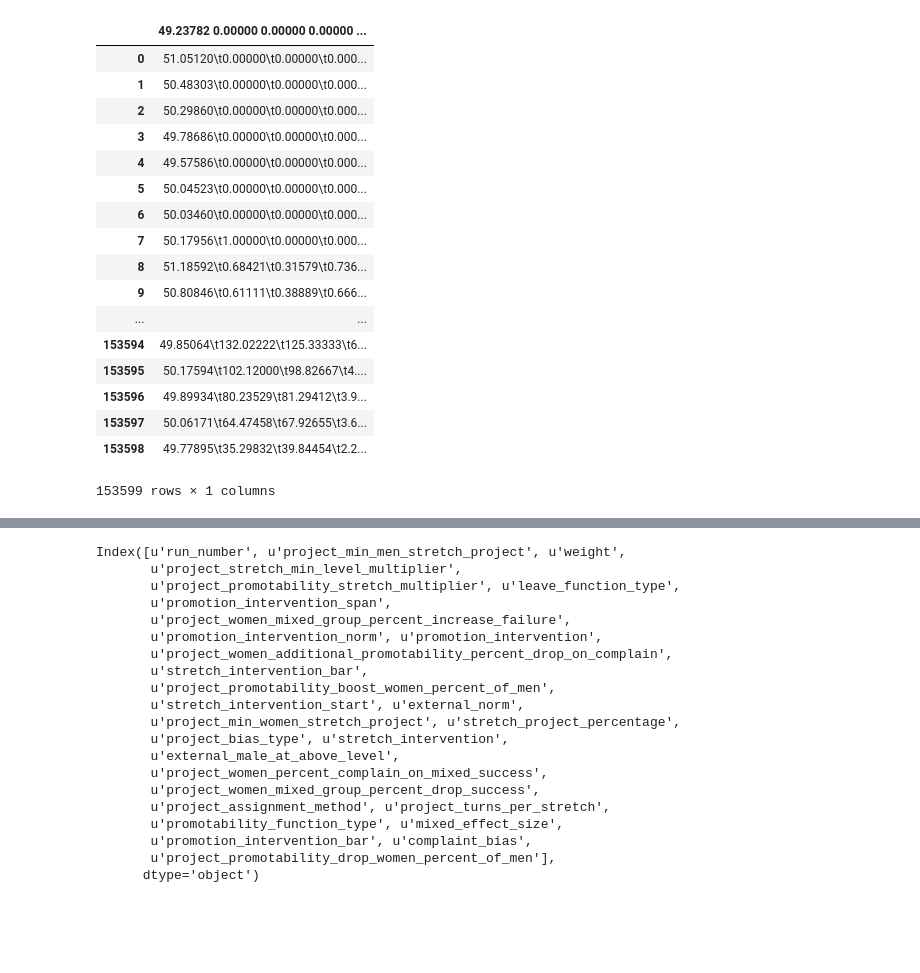
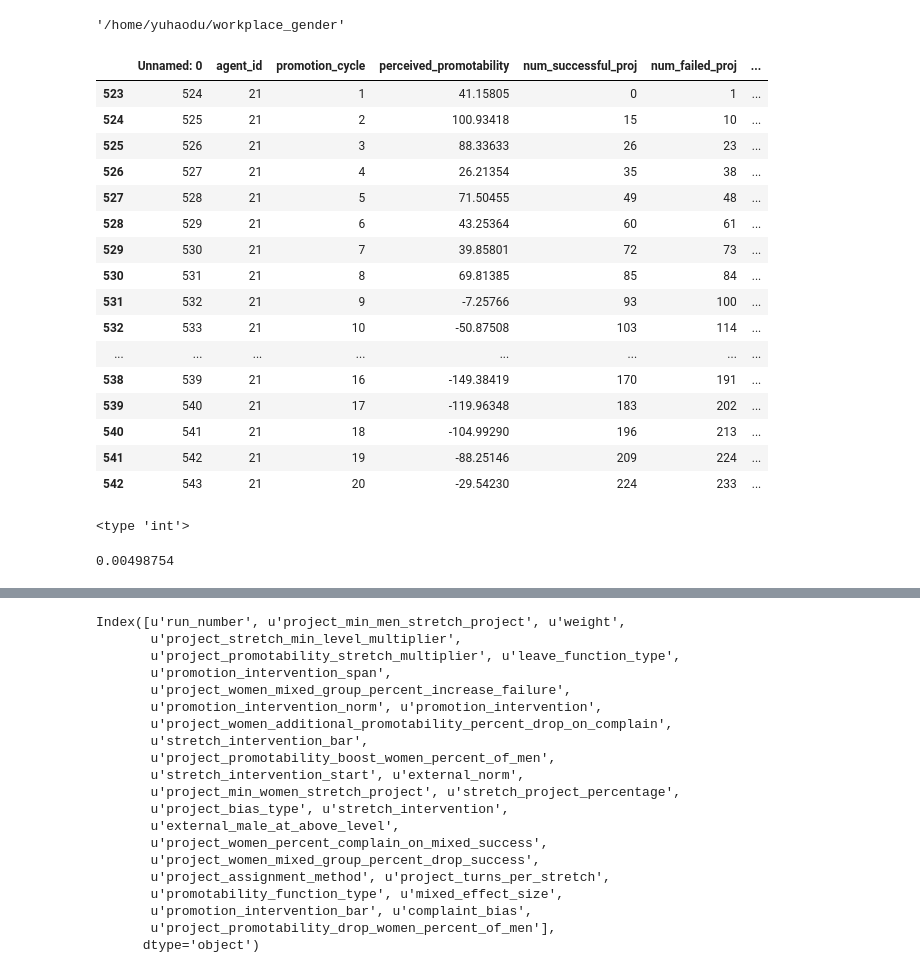
Before and after one commit to kennyjoseph/workplace_gender, a Jupyter notebook: Test.ipynb, the cells around one changed output, grey strips where cells are left out. Drawn from its saved outputs; the diff is of its cells as text; code cells hidden in the pictures; blank space fills up the shorter version.

```diff
--- a/Test.ipynb
+++ b/Test.ipynb
@@ -276,21 +17,37 @@ Not going to overwrite output!
-# %%
-df
-# %% [output]
-|  | 49.23782 0.00000 0.00000 0.00000 ... |
-| 0 | 51.05120\t0.00000\t0.00000\t0.000... |
-| 1 | 50.48303\t0.00000\t0.00000\t0.000... |
-| 2 | 50.29860\t0.00000\t0.00000\t0.000... |
-| 3 | 49.78686\t0.00000\t0.00000\t0.000... |
-| 4 | 49.57586\t0.00000\t0.00000\t0.000... |
-| 5 | 50.04523\t0.00000\t0.00000\t0.000... |
-| 6 | 50.03460\t0.00000\t0.00000\t0.000... |
-| 7 | 50.17956\t1.00000\t0.00000\t0.000... |
-| 8 | 51.18592\t0.68421\t0.31579\t0.736... |
-| 9 | 50.80846\t0.61111\t0.38889\t0.666... |
-| ... | ... |
-| 153594 | 49.85064\t132.02222\t125.33333\t6... |
-| 153595 | 50.17594\t102.12000\t98.82667\t4.... |
-| 153596 | 49.89934\t80.23529\t81.29412\t3.9... |
-| 153597 | 50.06171\t64.47458\t67.92655\t3.6... |
-| 153598 | 49.77895\t35.29832\t39.84454\t2.2... |
-153599 rows × 1 columns
+# %%
+os.getcwd()
+# %% [output]
+'/home/yuhaodu/workplace_gender'
+# %%
+try_ = pd.read_csv('./NYT_results_3_5_agents_send/0.03.tsv')
+try_[try_['agent_id'] == 21]
+# %% [output]
+|  | Unnamed: 0 | agent_id | promotion_cycle | perceived_promotability | num_successful_proj | num_failed_proj | ... |
+| 523 | 524 | 21 | 1 | 41.15805 | 0 | 1 | ... |
+| 524 | 525 | 21 | 2 | 100.93418 | 15 | 10 | ... |
+| 525 | 526 | 21 | 3 | 88.33633 | 26 | 23 | ... |
+| 526 | 527 | 21 | 4 | 26.21354 | 35 | 38 | ... |
+| 527 | 528 | 21 | 5 | 71.50455 | 49 | 48 | ... |
+| 528 | 529 | 21 | 6 | 43.25364 | 60 | 61 | ... |
+| 529 | 530 | 21 | 7 | 39.85801 | 72 | 73 | ... |
+| 530 | 531 | 21 | 8 | 69.81385 | 85 | 84 | ... |
+| 531 | 532 | 21 | 9 | -7.25766 | 93 | 100 | ... |
+| 532 | 533 | 21 | 10 | -50.87508 | 103 | 114 | ... |
+| ... | ... | ... | ... | ... | ... | ... | ... |
+| 538 | 539 | 21 | 16 | -149.38419 | 170 | 191 | ... |
+| 539 | 540 | 21 | 17 | -119.96348 | 183 | 202 | ... |
+| 540 | 541 | 21 | 18 | -104.99290 | 196 | 213 | ... |
+| 541 | 542 | 21 | 19 | -88.25146 | 209 | 224 | ... |
+| 542 | 543 | 21 | 20 | -29.54230 | 224 | 233 | ... |
+# %%
+for index,i in try_.iterrows():
+    print(type(eval(i['promotion_intervention_span'])[0]))
+    break
+
+effect_size = np.array([0,0.00249377,0.00990099,0.02200489,0.03846154,0.05882353]) * 2
+# %% [output]
+<type 'int'>
+# %%
+0.00249377 * 2
+# %% [output]
+0.00498754
```
Also changed, not shown: parts of 20 cells of this notebook.
